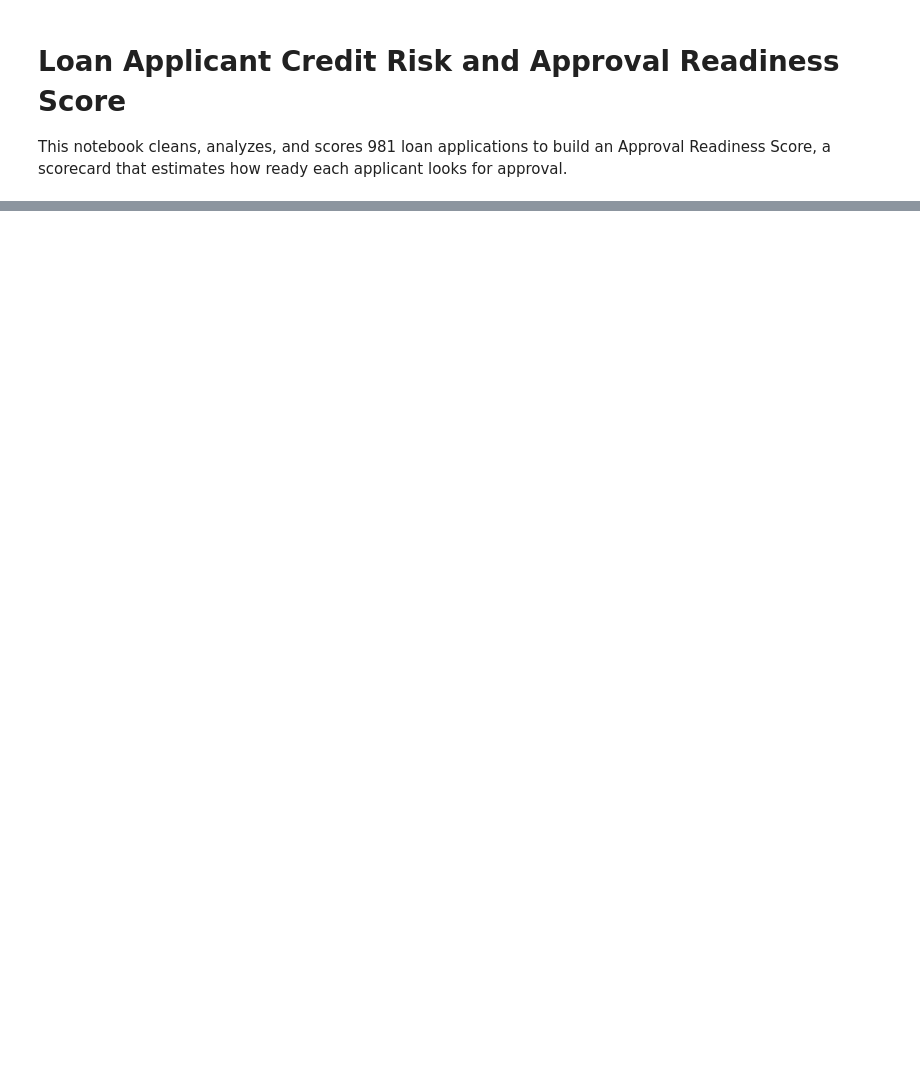
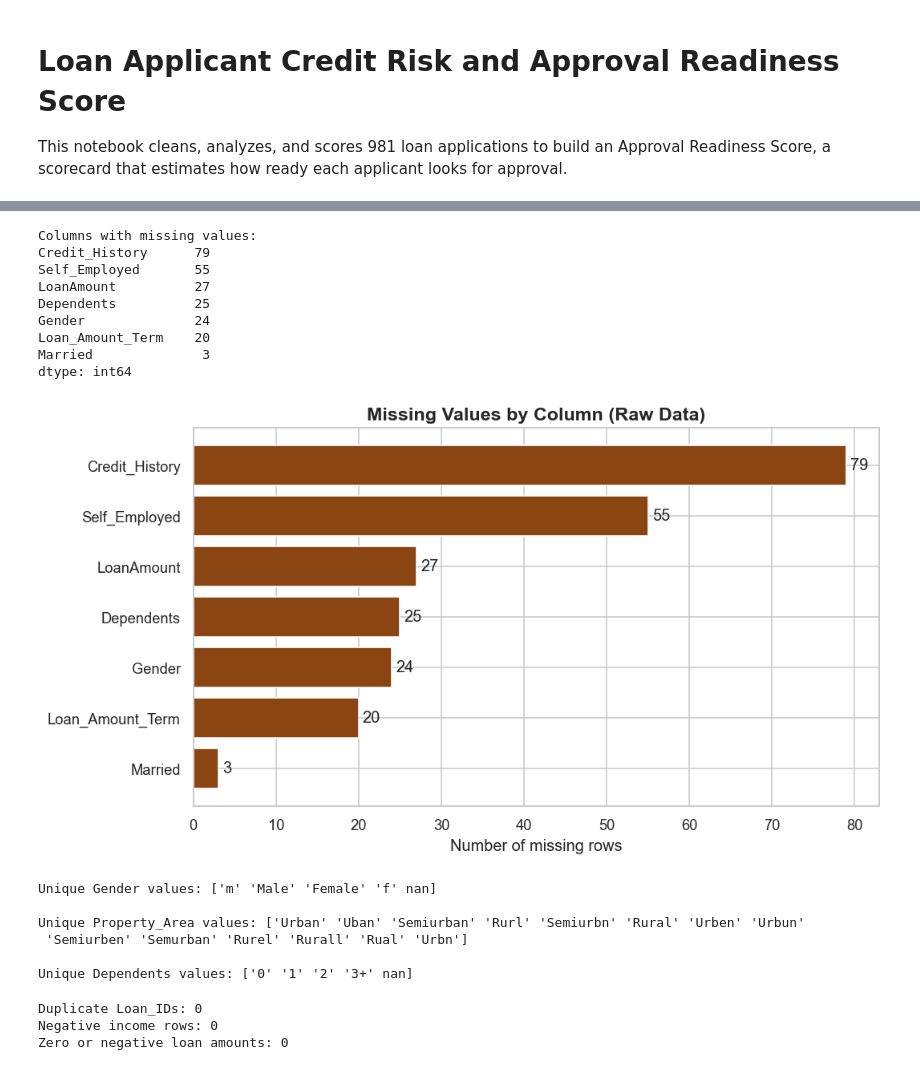
Before and after one commit to DebbyA007/loan-cleaning-project, a Jupyter notebook: loan_analysis.ipynb, the cells around one changed output, grey strips where cells are left out. Cells and saved outputs as stored; diff of their text form; code cells hidden in the pictures; blank space fills up the shorter version.

Commit message:
Restructure notebook: raw data quality, cleaning, cleaned data, and detailed analysis with relationships

```diff
--- a/loan_analysis.ipynb
+++ b/loan_analysis.ipynb
@@ -221,0 +9,12 @@ Credit history drives most of the score. Applicants with no credit history ask f
+# %%
+import pandas as pd
+import numpy as np
+import matplotlib.pyplot as plt
+import seaborn as sns
+
+sns.set_theme(style="whitegrid", palette="deep")
+plt.rcParams['figure.dpi'] = 120
+
+df_raw = pd.read_csv('raw_data.csv')
+print("Shape (rows, columns):", df_raw.shape)
+df_raw.head(10)
@@ -221,0 +60,49 @@ Credit history drives most of the score. Applicants with no credit history ask f
+# %%
+missing = df_raw.isnull().sum()
+missing = missing[missing > 0].sort_values(ascending=False)
+
+print("Columns with missing values:")
+print(missing)
+
+fig, ax = plt.subplots(figsize=(9, 5))
+bars = ax.barh(missing.index, missing.values, color="#8B4513")
+ax.set_title("Missing Values by Column (Raw Data)", fontsize=14, fontweight="bold")
+ax.set_xlabel("Number of missing rows")
+ax.bar_label(bars, padding=3)
+ax.invert_yaxis()
+plt.tight_layout()
+plt.show()
+# %% [output]
+Columns with missing values:
+Credit_History      79
+Self_Employed       55
+LoanAmount          27
+Dependents          25
+Gender              24
+Loan_Amount_Term    20
+Married              3
+dtype: int64
+[figure, added]
+# %%
+print("Unique Gender values:", df_raw['Gender'].unique())
+print("\nUnique Property_Area values:", df_raw['Property_Area'].unique())
+print("\nUnique Dependents values:", df_raw['Dependents'].unique())
+# %% [output]
+Unique Gender values: ['m' 'Male' 'Female' 'f' nan]
+
+Unique Property_Area values: ['Urban' 'Uban' 'Semiurban' 'Rurl' 'Semiurbn' 'Rural' 'Urben' 'Urbun'
+ 'Semiurben' 'Semurban' 'Rurel' 'Rurall' 'Rual' 'Urbn']
+
+Unique Dependents values: ['0' '1' '2' '3+' nan]
+# %%
+dupes = df_raw.duplicated(subset=['Loan_ID']).sum()
+negative_income = (df_raw['ApplicantIncome'] < 0).sum()
+zero_or_less_loan = (df_raw['LoanAmount'] <= 0).sum()
+
+print("Duplicate Loan_IDs:", dupes)
+print("Negative income rows:", negative_income)
+print("Zero or negative loan amounts:", zero_or_less_loan)
+# %% [output]
+Duplicate Loan_IDs: 0
+Negative income rows: 0
+Zero or negative loan amounts: 0
```
Also changed, not shown: parts of 40 cells of this notebook, 5 other files.
